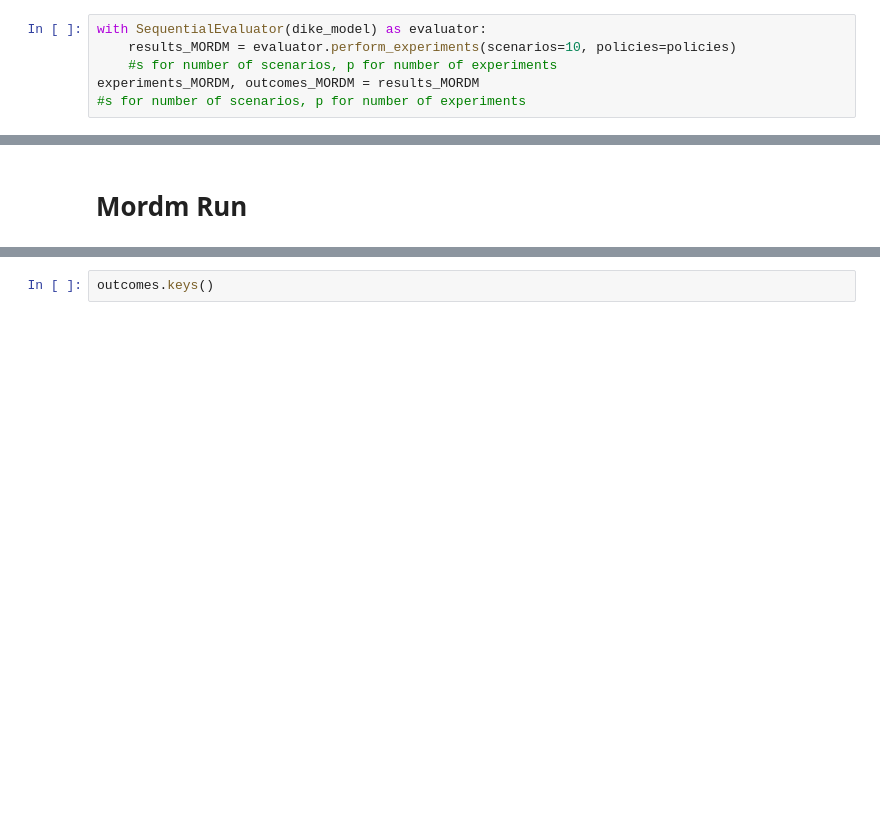
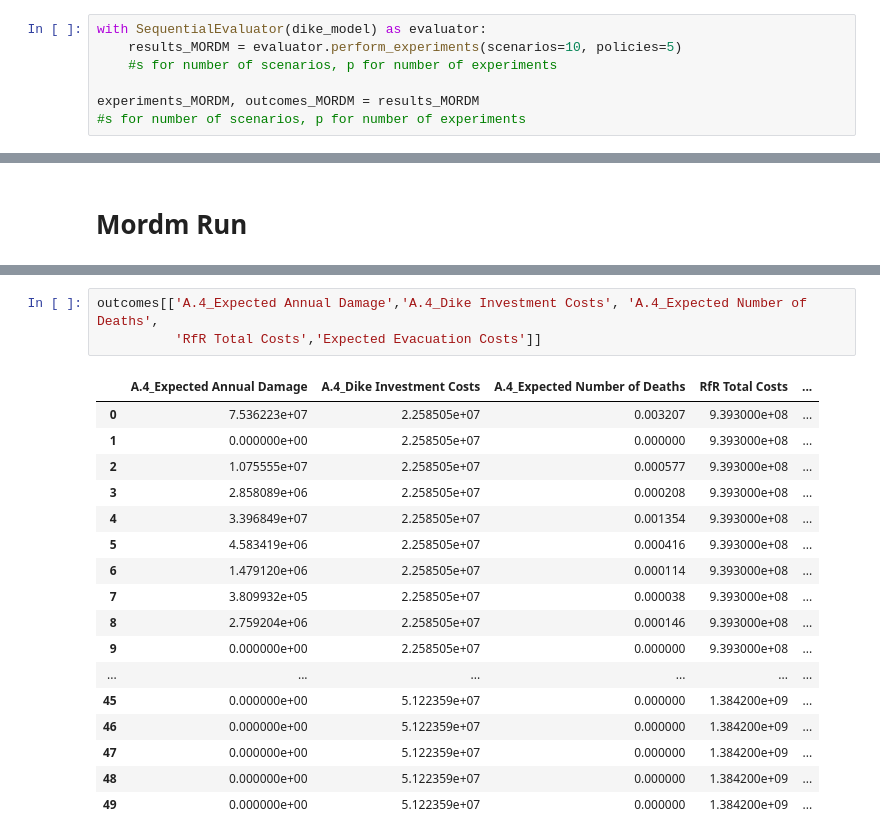
Before and after one commit to WillemijnTutu/EPA1361_group16, a Jupyter notebook: MORDM.ipynb, the cells around one changed output, grey strips where cells are left out. Drawn from its saved outputs; the diff is of its cells as text; blank space fills up the shorter version.

```diff
--- a/MORDM.ipynb
+++ b/MORDM.ipynb
@@ -108,8 +93,9 @@ ema_logging.log_to_stderr(ema_logging.INFO)
 dike_model, planning_steps = get_model_for_problem_formulation(3)
 # %%
 with SequentialEvaluator(dike_model) as evaluator:
-    results_MORDM = evaluator.perform_experiments(scenarios=10, policies=policies)
+    results_MORDM = evaluator.perform_experiments(scenarios=10, policies=5)
     #s for number of scenarios, p for number of experiments
+
 experiments_MORDM, outcomes_MORDM = results_MORDM
 #s for number of scenarios, p for number of experiments
 # %% [output]
@@ -230,3 +256,22 @@ scenarios
 # %%
-outcomes.keys()
+outcomes[['A.4_Expected Annual Damage','A.4_Dike Investment Costs', 'A.4_Expected Number of Deaths',
+          'RfR Total Costs','Expected Evacuation Costs']]
+# %% [output]
+|  | A.4_Expected Annual Damage | A.4_Dike Investment Costs | A.4_Expected Number of Deaths | RfR Total Costs | ... |
+| 0 | 7.536223e+07 | 2.258505e+07 | 0.003207 | 9.393000e+08 | ... |
+| 1 | 0.000000e+00 | 2.258505e+07 | 0.000000 | 9.393000e+08 | ... |
+| 2 | 1.075555e+07 | 2.258505e+07 | 0.000577 | 9.393000e+08 | ... |
+| 3 | 2.858089e+06 | 2.258505e+07 | 0.000208 | 9.393000e+08 | ... |
+| 4 | 3.396849e+07 | 2.258505e+07 | 0.001354 | 9.393000e+08 | ... |
+| 5 | 4.583419e+06 | 2.258505e+07 | 0.000416 | 9.393000e+08 | ... |
+| 6 | 1.479120e+06 | 2.258505e+07 | 0.000114 | 9.393000e+08 | ... |
+| 7 | 3.809932e+05 | 2.258505e+07 | 0.000038 | 9.393000e+08 | ... |
+| 8 | 2.759204e+06 | 2.258505e+07 | 0.000146 | 9.393000e+08 | ... |
+| 9 | 0.000000e+00 | 2.258505e+07 | 0.000000 | 9.393000e+08 | ... |
+| ... | ... | ... | ... | ... | ... |
+| 45 | 0.000000e+00 | 5.122359e+07 | 0.000000 | 1.384200e+09 | ... |
+| 46 | 0.000000e+00 | 5.122359e+07 | 0.000000 | 1.384200e+09 | ... |
+| 47 | 0.000000e+00 | 5.122359e+07 | 0.000000 | 1.384200e+09 | ... |
+| 48 | 0.000000e+00 | 5.122359e+07 | 0.000000 | 1.384200e+09 | ... |
+| 49 | 0.000000e+00 | 5.122359e+07 | 0.000000 | 1.384200e+09 | ... |
 # %%
```
Also changed, not shown: parts of 27 cells of this notebook, 5 other files.
